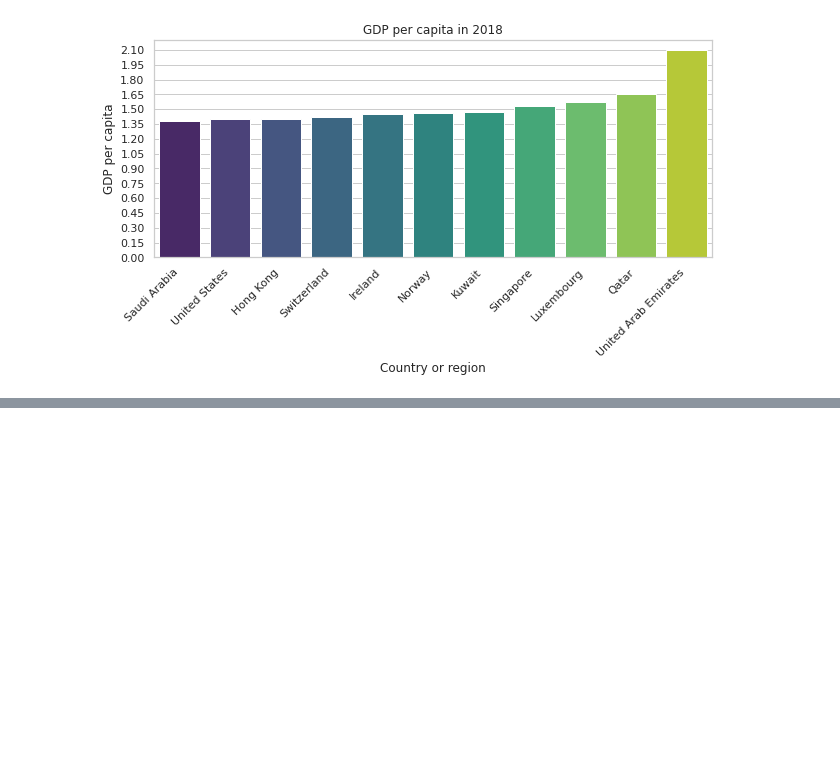
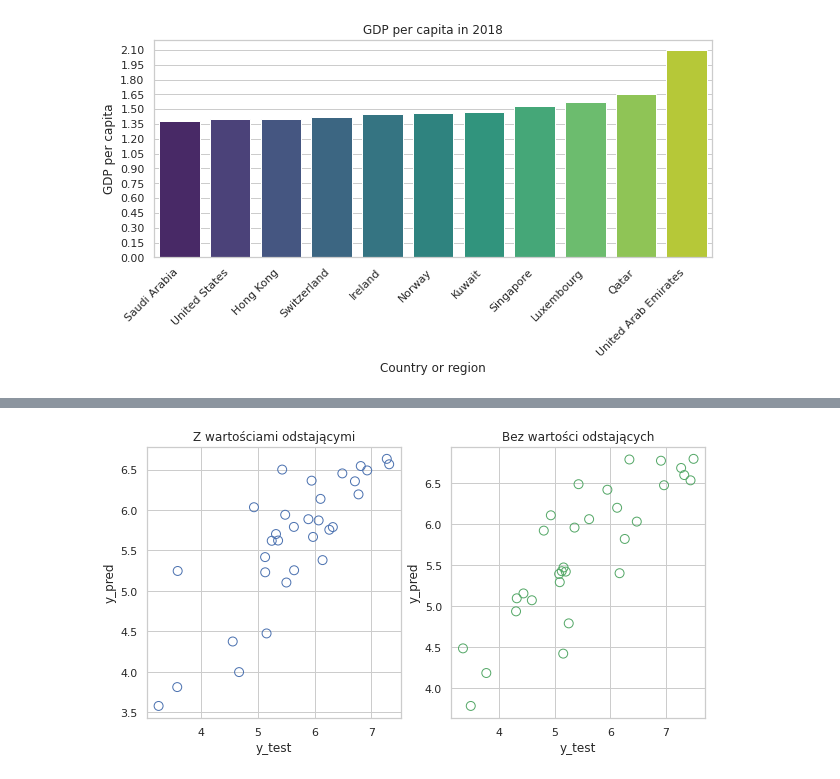
Before and after one commit to ArminD93/WorldHappinessReport, a Jupyter notebook: WorldHappinessReport_2018.ipynb, the cells around one changed output, grey strips where cells are left out. Saved outputs shown, nothing was run; the diff lists cells and outputs as text; code cells hidden in the pictures; blank space fills up the shorter version.

```diff
--- a/WorldHappinessReport_2018.ipynb
+++ b/WorldHappinessReport_2018.ipynb
@@ -129,0 +205,15 @@ plt.show()
+# %%
+X = happiness2018[['GDP per capita', 'Social support', 'Healthy life expectancy']].values
+y = happiness2018['Score'].values.reshape(-1,1)
+
+X_iqr = happiness2018_iqr[['GDP per capita', 'Healthy life expectancy', 'Social support']].values
+y_iqr = happiness2018_iqr['Score'].values.reshape(-1,1)
+
+# Przeskaluję dane
+scaler = StandardScaler()
+scaler.fit(X)
+X = scaler.transform(X)
+
+scaler_iqr = StandardScaler()
+scaler_iqr.fit(X_iqr)
+X_iqr = scaler.transform(X_iqr)
@@ -129,0 +315,17 @@ plt.show()
+# %%
+# Jak poszło przewidywanie danych
+fig, ax = plt.subplots(1, 2, figsize=(10,5))
+
+ax[0].scatter(y_test, y_pred_test, s=80, facecolors='none', edgecolors='b')
+ax[0].set_xlabel('y_test')
+ax[0].set_ylabel('y_pred')
+ax[0].set_title('Z wartościami odstającymi')
+
+ax[1].scatter(y_iqr_test, y_pred_iqr_sc_test, s=80, facecolors='none', edgecolors='g')
+ax[1].set_xlabel('y_test')
+ax[1].set_ylabel('y_pred')
+ax[1].set_title('Bez wartości odstających')
+
+plt.show()
+# %% [output]
+[figure, added]
```
Also changed, not shown: parts of 9 cells of this notebook.
